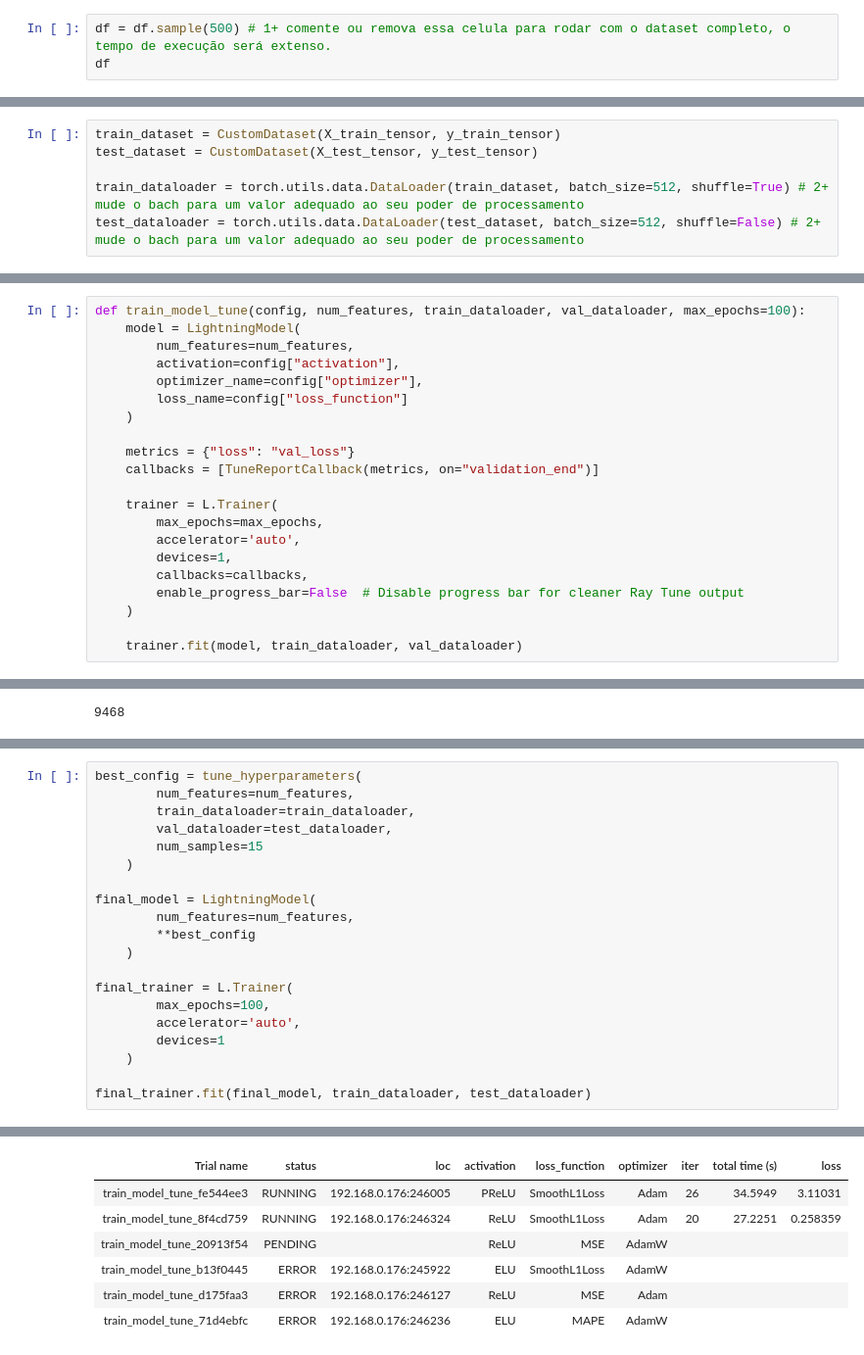
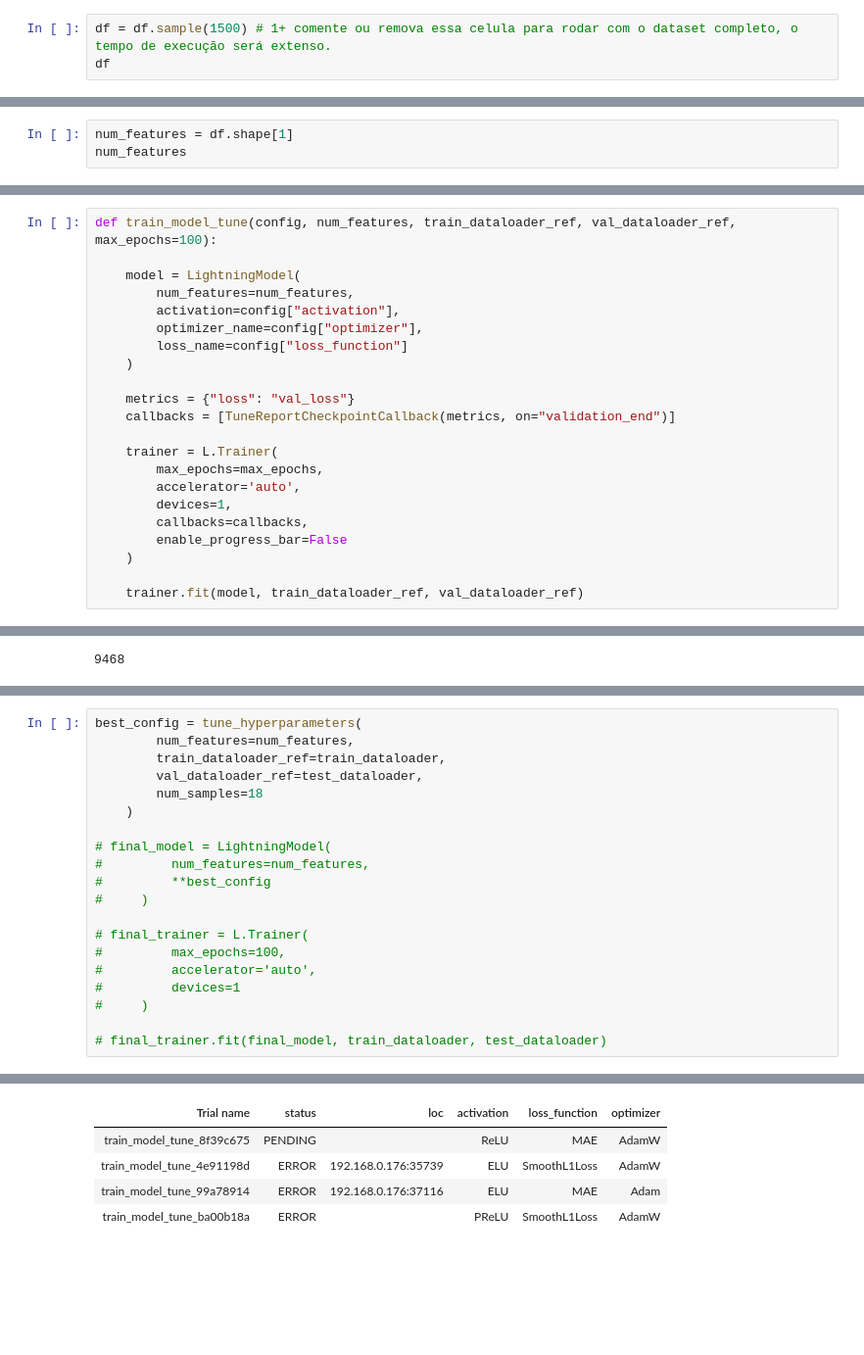
Before and after one commit to PedroVerardo/dl4spl2, a Jupyter notebook: pytorch.ipynb, the cells around one changed output, grey strips where cells are left out. Shown: that part at 98% size. Drawn from its saved outputs; the diff is of its cells as text; blank space fills up the shorter version.

Commit message:
resolvendo erro de array shape, extremamente grave

```diff
--- a/pytorch.ipynb
+++ b/pytorch.ipynb
@@ -68,7 +63,7 @@ df = df.astype('float32')
 # %%
 #df.describe()
 # %%
-df = df.sample(500) # 1+ comente ou remova essa celula para rodar com o dataset completo, o tempo de execução será extenso.
+df = df.sample(1500) # 1+ comente ou remova essa celula para rodar com o dataset completo, o tempo de execução será extenso.
 df
 # %% [output]
 |  | X86_LOCAL_APIC | OPENVSWITCH | TEXTSEARCH_FSM | NETFILTER_XT_MATCH_TCPMSS | MPLS | NFC_HCI | ... |
@@ -86,0 +82,3 @@ df
+# %%
+num_features = df.shape[1]
+num_features
@@ -129,6 +146,0 @@ class CustomDataset(torch.utils.data.Dataset):
-# %%
-train_dataset = CustomDataset(X_train_tensor, y_train_tensor)
-test_dataset = CustomDataset(X_test_tensor, y_test_tensor)
-
-train_dataloader = torch.utils.data.DataLoader(train_dataset, batch_size=512, shuffle=True) # 2+ mude o bach para um valor adequado ao seu poder de processamento
-test_dataloader = torch.utils.data.DataLoader(test_dataset, batch_size=512, shuffle=False) # 2+ mude o bach para um valor adequado ao seu poder de processamento
@@ -213,5 +223,6 @@ change the max epochs if you want a upper limmit greater than 100 <br>
 # %%
-def train_model_tune(config, num_features, train_dataloader, val_dataloader, max_epochs=100):
+def train_model_tune(config, num_features, train_dataloader_ref, val_dataloader_ref, max_epochs=100):
+
     model = LightningModel(
         num_features=num_features,
         activation=config["activation"],
@@ -220,14 +231,14 @@ def train_model_tune(config, num_features, train_dataloader, val_dataloader, max
     )
 
     metrics = {"loss": "val_loss"}
-    callbacks = [TuneReportCallback(metrics, on="validation_end")]
+    callbacks = [TuneReportCheckpointCallback(metrics, on="validation_end")]
 
     trainer = L.Trainer(
         max_epochs=max_epochs,
         accelerator='auto',
         devices=1,
         callbacks=callbacks,
-        enable_progress_bar=False  # Disable progress bar for cleaner Ray Tune output
+        enable_progress_bar=False
     )
 
-    trainer.fit(model, train_dataloader, val_dataloader)
+    trainer.fit(model, train_dataloader_ref, val_dataloader_ref)
@@ -279,22 +303,22 @@ ctrl + shift + p e escreva theme e busque por algum do tipo.
 # %%
 best_config = tune_hyperparameters(
         num_features=num_features,
-        train_dataloader=train_dataloader,
-        val_dataloader=test_dataloader,
-        num_samples=15
+        train_dataloader_ref=train_dataloader,
+        val_dataloader_ref=test_dataloader,
+        num_samples=18
     )
 
-final_model = LightningModel(
-        num_features=num_features,
-        **best_config
-    )
+# final_model = LightningModel(
+#         num_features=num_features,
+#         **best_config
+#     )
 
-final_trainer = L.Trainer(
-        max_epochs=100,
-        accelerator='auto',
-        devices=1
-    )
+# final_trainer = L.Trainer(
+#         max_epochs=100,
+#         accelerator='auto',
+#         devices=1
+#     )
 
-final_trainer.fit(final_model, train_dataloader, test_dataloader)
+# final_trainer.fit(final_model, train_dataloader, test_dataloader)
 # %% [output]
 Tune Status
@@ -314,8 +338,6 @@ Number of errored trials: 3
 Trial Status
-| Trial name | status | loc | activation | loss_function | optimizer | iter | total time (s) | loss |
-| train_model_tune_fe544ee3 | RUNNING | 192.168.0.176:246005 | PReLU | SmoothL1Loss | Adam | 26 | 34.5949 | 3.11031 |
-| train_model_tune_8f4cd759 | RUNNING | 192.168.0.176:246324 | ReLU | SmoothL1Loss | Adam | 20 | 27.2251 | 0.258359 |
-| train_model_tune_20913f54 | PENDING |  | ReLU | MSE | AdamW |  |  |  |
-| train_model_tune_b13f0445 | ERROR | 192.168.0.176:245922 | ELU | SmoothL1Loss | AdamW |  |  |  |
-| train_model_tune_d175faa3 | ERROR | 192.168.0.176:246127 | ReLU | MSE | Adam |  |  |  |
-| train_model_tune_71d4ebfc | ERROR | 192.168.0.176:246236 | ELU | MAPE | AdamW |  |  |  |
+| Trial name | status | loc | activation | loss_function | optimizer |
+| train_model_tune_8f39c675 | PENDING |  | ReLU | MAE | AdamW |
+| train_model_tune_4e91198d | ERROR | 192.168.0.176:35739 | ELU | SmoothL1Loss | AdamW |
+| train_model_tune_99a78914 | ERROR | 192.168.0.176:37116 | ELU | MAE | Adam |
+| train_model_tune_ba00b18a | ERROR |  | PReLU | SmoothL1Loss | AdamW |
```
Also changed, not shown: parts of 15 cells of this notebook, 1 other file.
